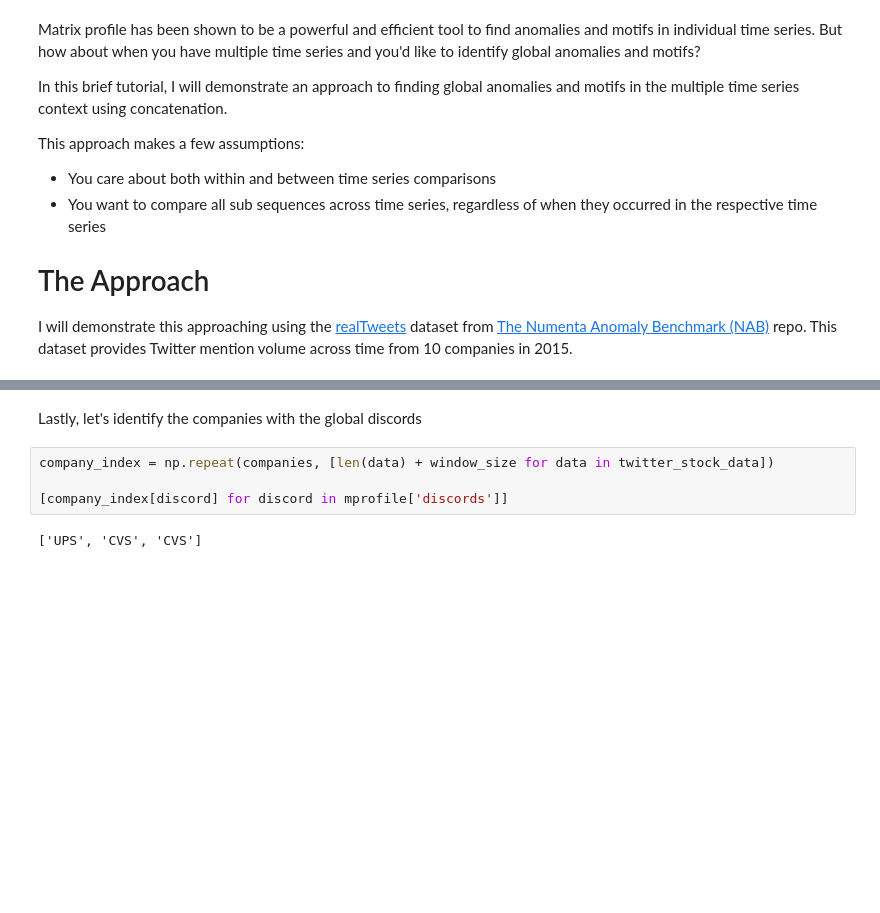
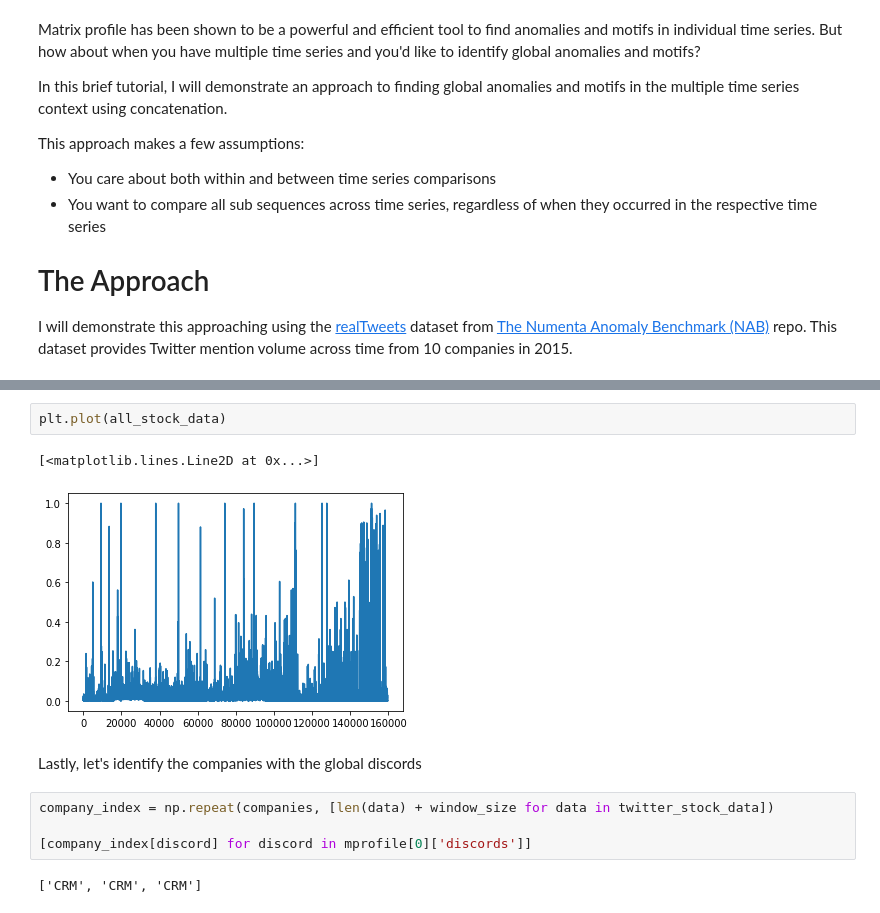
Before and after one commit to matrix-profile-foundation/matrix-profile-foundation.github.io, a Jupyter notebook: website/posts/global-mp-with-multiple-ts-through-concatenation.ipynb, the cells around one changed output, grey strips where cells are left out. Drawn from its saved outputs; the diff is of its cells as text; blank space fills up the shorter version.

```diff
--- a/website/posts/global-mp-with-multiple-ts-through-concatenation.ipynb
+++ b/website/posts/global-mp-with-multiple-ts-through-concatenation.ipynb
@@ -48,8 +53,13 @@ mprofile, figures= mp.analyze(np.concatenate(all_stock_data), windows = window_s
+# %%
+plt.plot(all_stock_data)
+# %% [output]
+[<matplotlib.lines.Line2D at 0x...>]
+[figure, added]
 # %% [markdown]
 Lastly, let's identify the companies with the global discords
 # %%
 company_index = np.repeat(companies, [len(data) + window_size for data in twitter_stock_data])
 
-[company_index[discord] for discord in mprofile['discords']]
+[company_index[discord] for discord in mprofile[0]['discords']]
 # %% [output]
-['UPS', 'CVS', 'CVS']
+['CRM', 'CRM', 'CRM']
```
Also changed, not shown: parts of 5 cells of this notebook.
